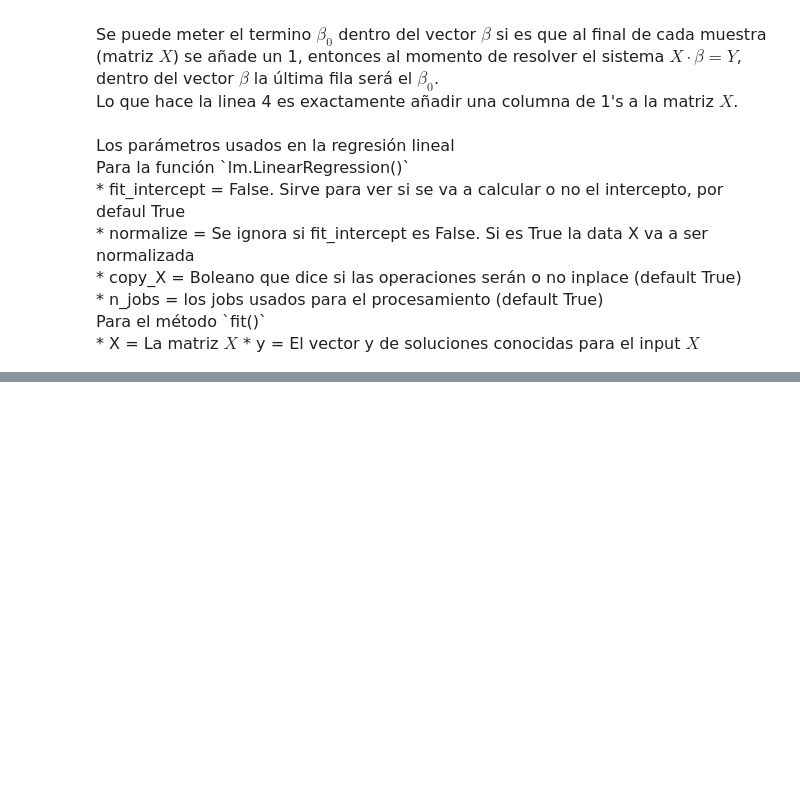
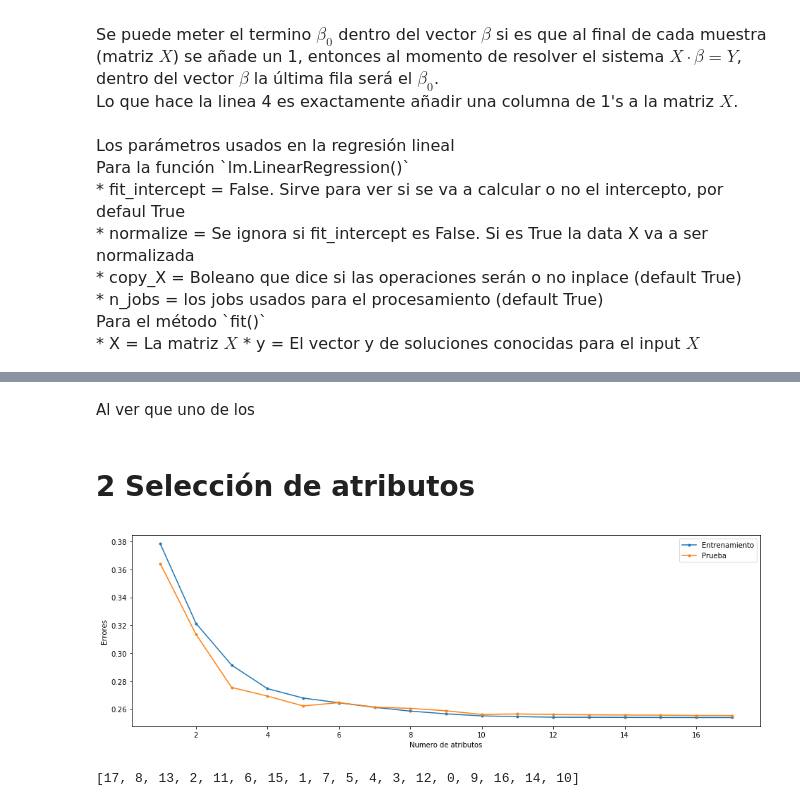
Before and after one commit to fco96/MA-T1, a Jupyter notebook: Tarea 1.ipynb, the cells around one changed output, grey strips where cells are left out. Saved outputs shown, nothing was run; the diff lists cells and outputs as text; code cells hidden in the pictures; blank space fills up the shorter version.

```diff
--- a/Tarea 1.ipynb
+++ b/Tarea 1.ipynb
@@ -188,0 +220,67 @@ Entonces así se obtuvo la tabla de arriba.
+# %% [markdown]
+Al ver que uno de los
+# %% [markdown]
+# 2 Selección de atributos
+# %%
+def fss(x, y, names_x, k = 10000):
+    p = x.shape[1]-1 #numero de columnas - 1
+    k = min(p, k) #cantidad maxima de atributos
+    names_x = np.array(names_x)
+    remaining = [i for i in range(0, p)] #lista de 0 a 16 considerando los 17 primeros
+    selected = [p] #parto seleccionando el intercepto
+    current_score = best_new_score = 0.0
+    ejeX = [i for i in range(1,p+1)]
+    erroresEntrenamiento = list()
+    erroresPrueba = list()
+    while remaining and len(selected)<=k :
+        score_candidates = []
+        for candidate in remaining:
+            model = lm.LinearRegression(fit_intercept=False)
+            indexes = selected + [candidate]
+            x_train = x[:,indexes]
+
+            x_test = Xtest.as_matrix()[:,indexes]
+            y_test = ytest.as_matrix()
+
+            modeloEntrenado = model.fit(x_train, y)
+            predictions_train = modeloEntrenado.predict(x_train)
+            residuals_train = predictions_train - y
+
+            residuoTest = modeloEntrenado.predict(x_test) - y_test
+            rmse_test = np.sqrt(sum(np.power(residuoTest, 2)) * (1.0/len(residuoTest)))
+
+            #mse_candidate = np.mean(np.power(residuals_train, 2))
+            #mse_test = np.mean(np.power(residuoTest, 2))
+
+            rmse_candidate = np.sqrt(sum(np.power(residuals_train, 2)) * (1.0/len(residuals_train)))
+            score_candidates.append((rmse_candidate, candidate, rmse_test))
+
+        score_candidates.sort()
+        score_candidates[:] = score_candidates[::-1]
+        best_new_score, best_candidate, errorDePrueba = score_candidates.pop()
+
+        erroresEntrenamiento.append(best_new_score)
+        erroresPrueba.append(errorDePrueba)
+
+        remaining.remove(best_candidate)
+        selected.append(best_candidate)
+        #print ("selected = %s ..."%names_x[best_candidate])
+        #print ("totalvars=%d, rmse = %f"%(len(indexes),best_new_score))
+
+    plt.figure(figsize = (16, 5))
+
+    plt.plot(ejeX, erroresEntrenamiento, ".-")
+    plt.plot(ejeX, erroresPrueba, ".-")
+
+    plt.legend(["Entrenamiento", "Prueba"])
+    plt.xlabel("Numero de atributos")
+    plt.ylabel("Errores")
+
+    plt.show()
+
+    return selected
+names_regressors = Xtrain.columns[:-1] #without intercept
+fss(Xtrain.as_matrix(),ytrain.as_matrix(),names_regressors)
+# %% [output]
+[figure, added]
+[17, 8, 13, 2, 11, 6, 15, 1, 7, 5, 4, 3, 12, 0, 9, 16, 14, 10]
```
Also changed, not shown: parts of 7 cells of this notebook.
